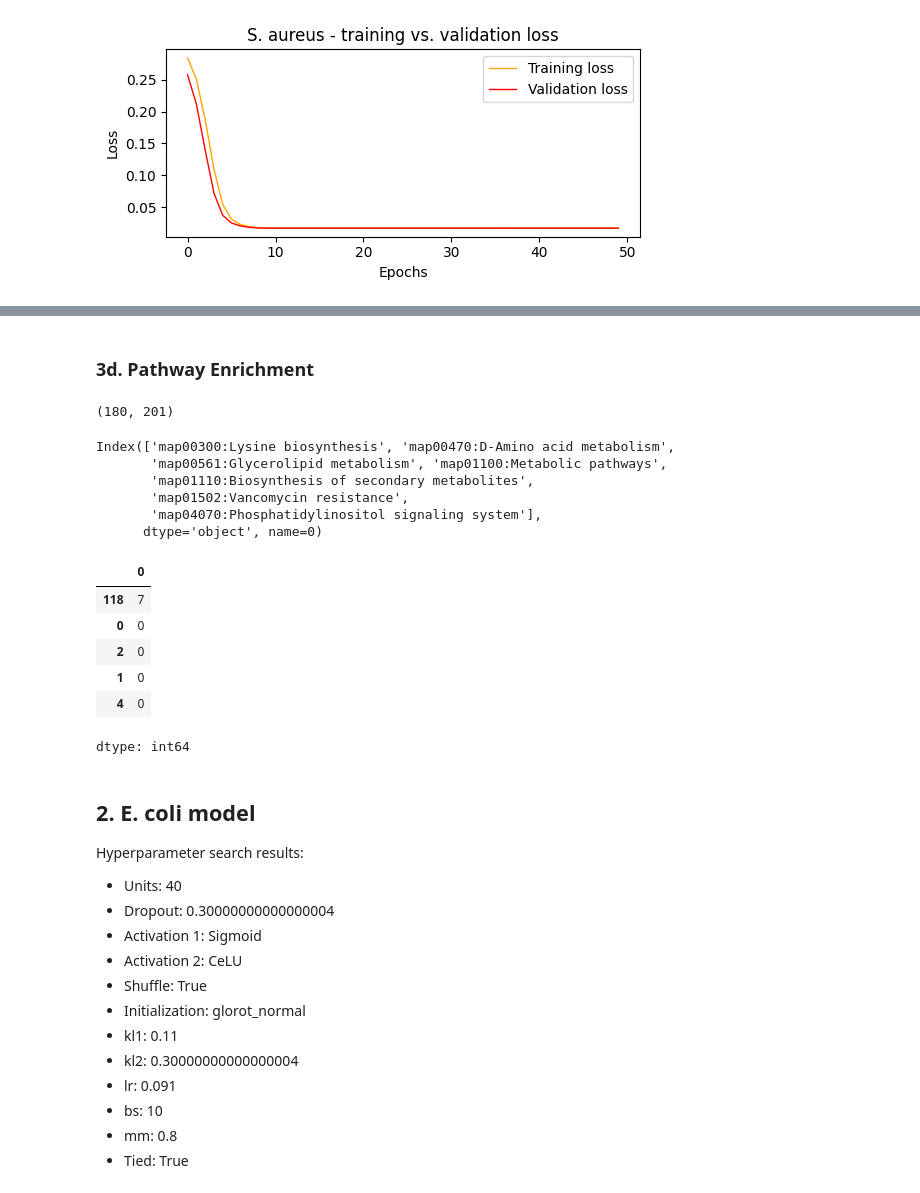
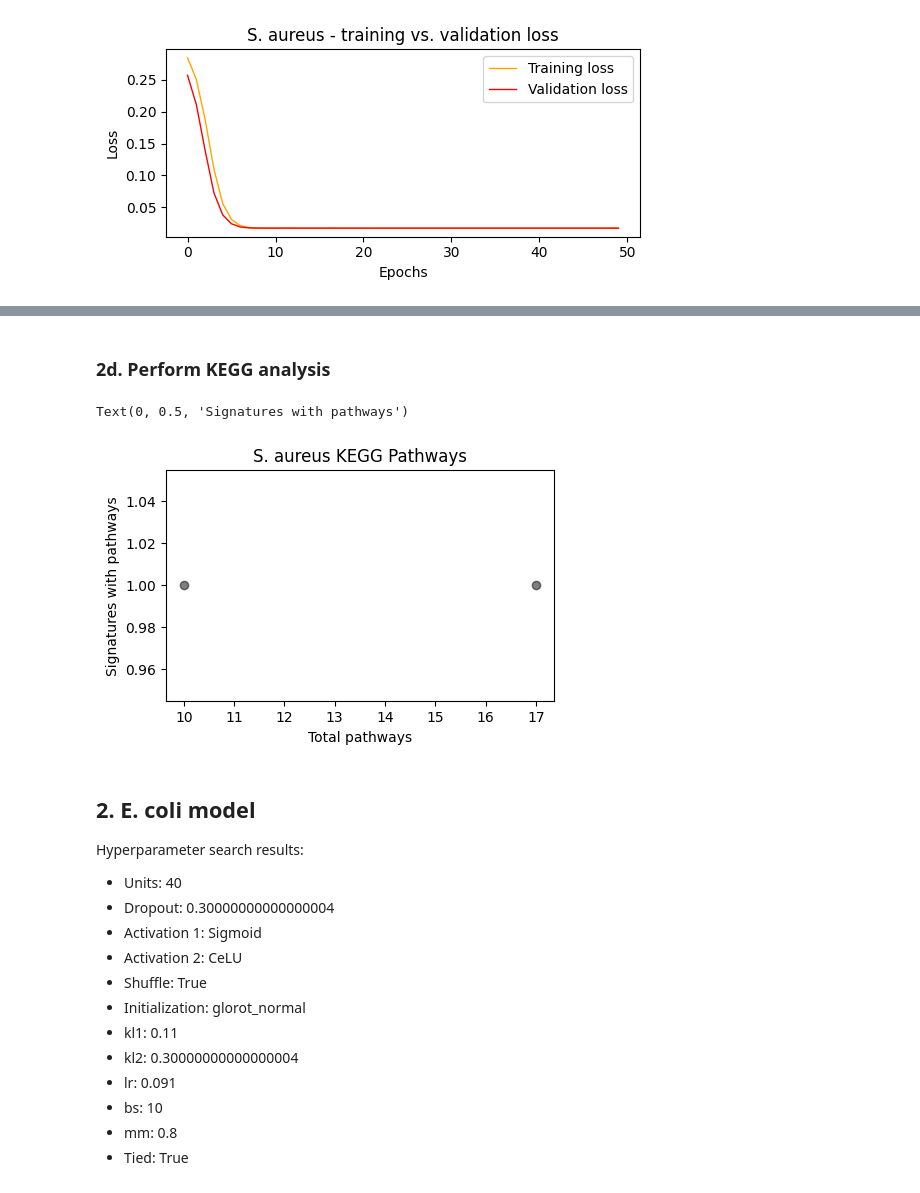
Before and after one commit to Mukundan-T/seqADAGE, a Jupyter notebook: Py/muk_transfer_learning/Mukundan_sA_ecmg_tl.ipynb, the cells around one changed output, grey strips where cells are left out. Saved outputs shown, nothing was run; the diff lists cells and outputs as text; code cells hidden in the pictures.

```diff
--- a/Py/muk_transfer_learning/Mukundan_sA_ecmg_tl.ipynb
+++ b/Py/muk_transfer_learning/Mukundan_sA_ecmg_tl.ipynb
@@ -451,2 +385,0 @@ plt.show()
-# %% [markdown]
-### 3d. Pathway Enrichment
@@ -462,4 +385,0 @@ for seed in control_models:
-# %%
-kegg_dfs[0].shape
-# %% [output]
-(180, 201)
@@ -468,21 +385,0 @@ sa_kegg_ps = kegg_dfs[2]
-# %%
-# Enriched pathways
-sa_kegg_ps.columns[(sa_kegg_ps > 3).any()]
-# %% [output]
-Index(['map00300:Lysine biosynthesis', 'map00470:D-Amino acid metabolism',
-       'map00561:Glycerolipid metabolism', 'map01100:Metabolic pathways',
-       'map01110:Biosynthesis of secondary metabolites',
-       'map01502:Vancomycin resistance',
-       'map04070:Phosphatidylinositol signaling system'],
-      dtype='object', name=0)
-# %%
-# Enriched nodes
-(sa_kegg_ps > 3).sum(axis = 1).sort_values(ascending = False).head()
-# %% [output]
-|  | 0 |
-| 118 | 7 |
-| 0 | 0 |
-| 2 | 0 |
-| 1 | 0 |
-| 4 | 0 |
-dtype: int64
@@ -494,3 +386,30 @@ sa_kegg_ps.to_csv(
+# %% [markdown]
+### 2d. Perform KEGG analysis
+# %%
+# Load KEGG p-value matrices
+kegg_ps1 = pd.read_csv(
+  '/content/drive/MyDrive/Comp-Bio-Projs-S26/data/muk-in-use/sa_kegg_ps1.csv',
+  index_col = 0
+)
+kegg_ps2 = pd.read_csv(
+  '/content/drive/MyDrive/Comp-Bio-Projs-S26/data/muk-in-use/sa_kegg_ps2.csv',
+  index_col = 0
+)
+# %%
+# Plot KEGG pathways
+plt.figure(figsize = (5, 3))
+
+for kegg_vals in [kegg_ps1, kegg_ps2]:
+  x = ((kegg_vals > 1.3).sum(0) > 0).sum()
+  y = ((kegg_vals > 1.3).sum(1) > 0).sum()
+  plt.scatter(x, y, alpha = 0.5, color = "black")
+
+plt.title('S. aureus KEGG Pathways')
+plt.xlabel('Total pathways')
+plt.ylabel('Signatures with pathways')
+# %% [output]
+Text(0, 0.5, 'Signatures with pathways')
+[figure, added]
 # %% [markdown]
 ## 2. E. coli model
 
```
Also changed, not shown: parts of 27 cells of this notebook.
